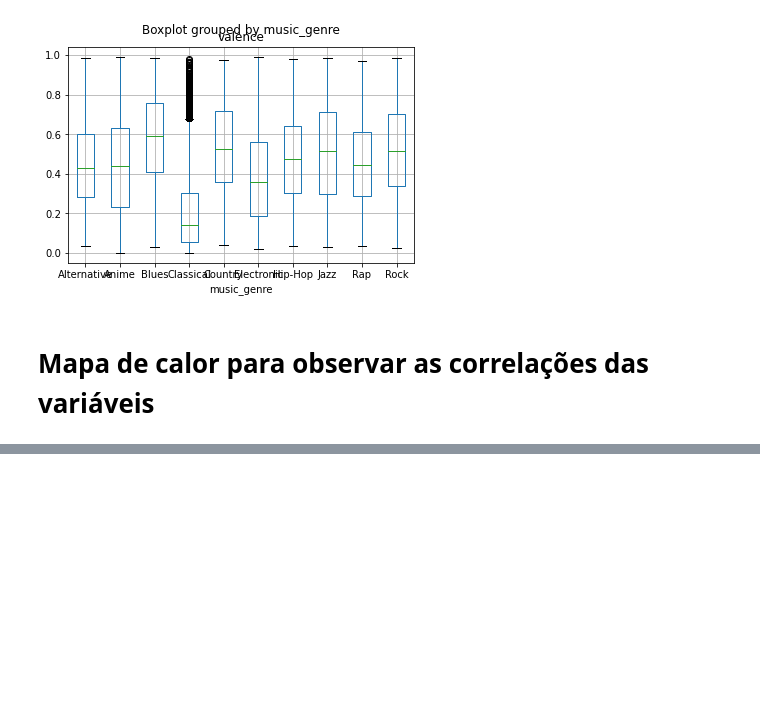
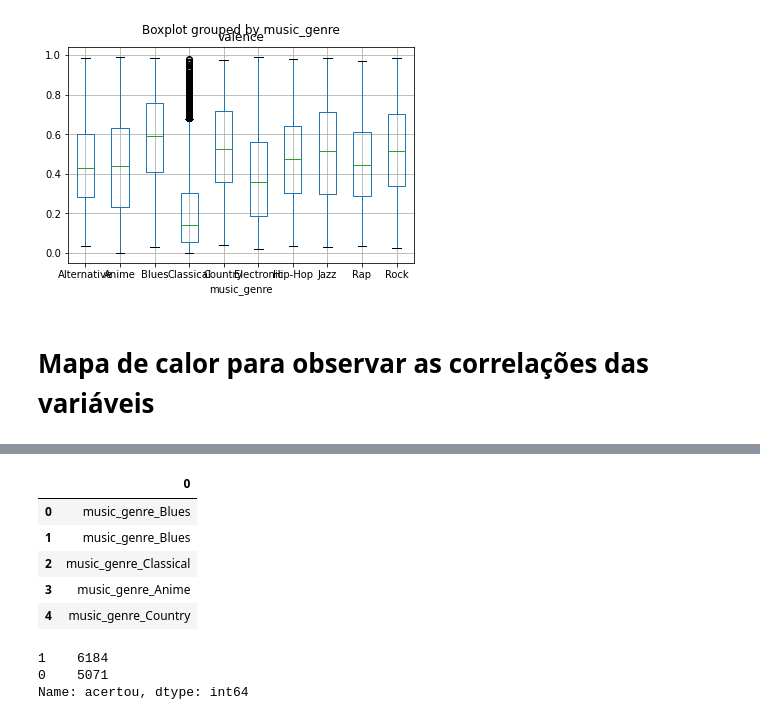
Before and after one commit to Gabriela321733/Projeto_2_Cdados, a Jupyter notebook: dados.ipynb, the cells around one changed output, grey strips where cells are left out. Saved outputs shown, nothing was run; the diff lists cells and outputs as text; code cells hidden in the pictures; blank space fills up the shorter version.

```diff
--- a/dados.ipynb
+++ b/dados.ipynb
@@ -219,0 +274,26 @@ plt.show()
+# %%
+pred = rf.predict(test_features)
+
+predictions = pd.DataFrame(pred, columns=label_columns).idxmax(axis=1).to_frame()
+real = pd.DataFrame(test_labels, columns=label_columns).idxmax(axis=1).to_frame()
+# %%
+predictions.head()
+# %% [output]
+|  | 0 |
+| 0 | music_genre_Blues |
+| 1 | music_genre_Blues |
+| 2 | music_genre_Classical |
+| 3 | music_genre_Anime |
+| 4 | music_genre_Country |
+# %%
+new_df = pd.DataFrame()
+
+new_df['predicted'] = predictions[0]
+new_df['correto'] = real[0]
+new_df['acertou'] = (new_df['predicted'] == new_df['correto']).astype(int)
+
+new_df['acertou'].value_counts()
+# %% [output]
+1    6184
+0    5071
+Name: acertou, dtype: int64
```
Also changed, not shown: parts of 13 cells of this notebook.
